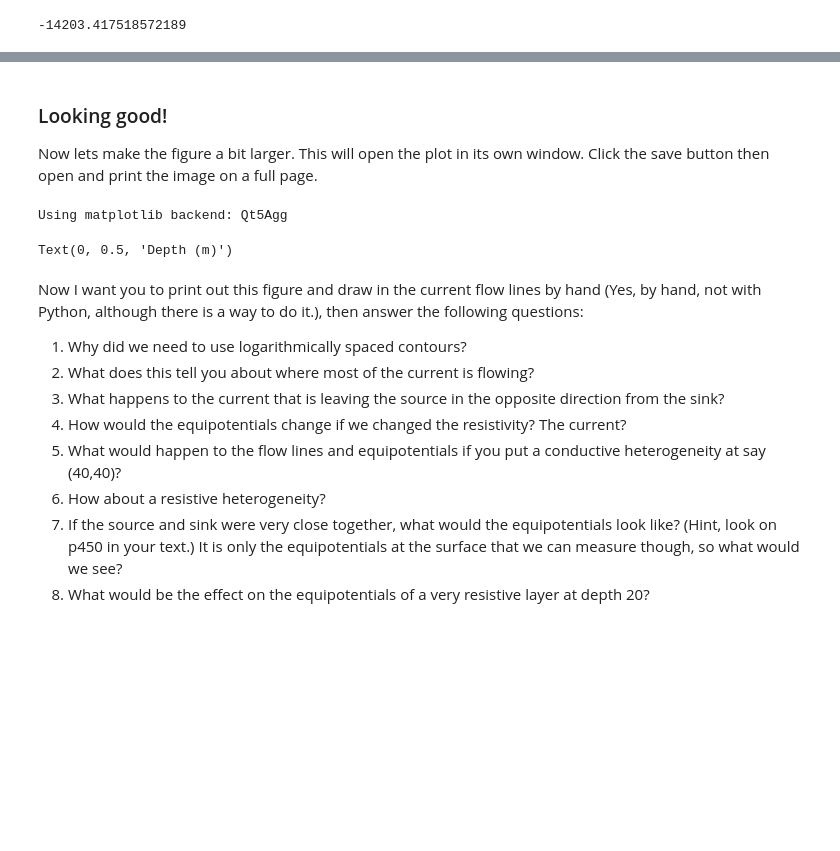
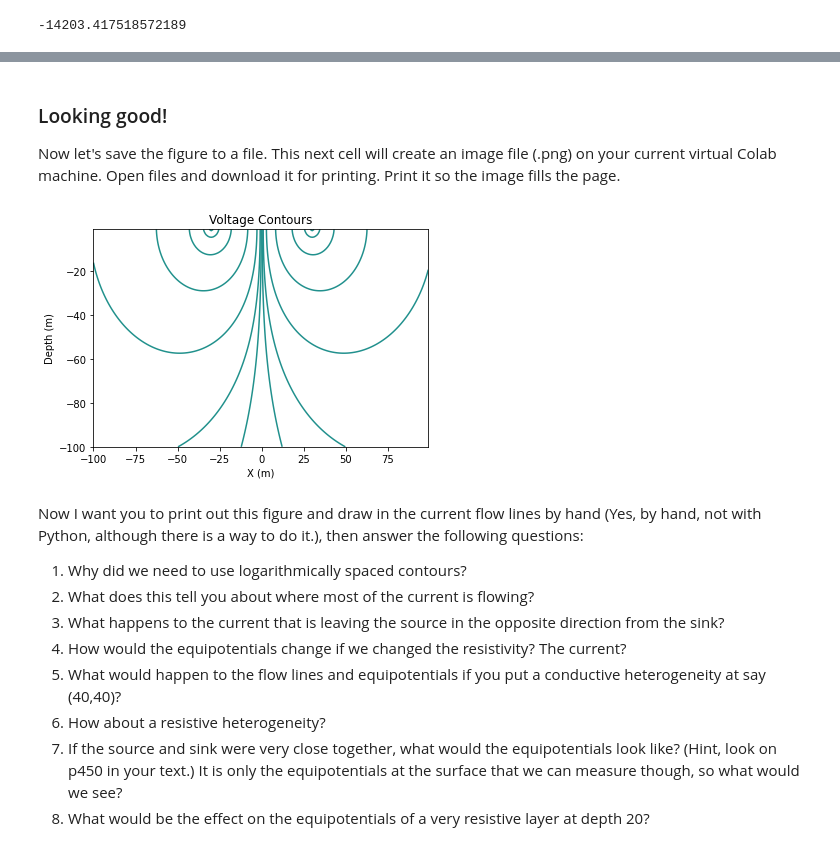
Before and after one commit to jenyquist/geophysics_class, a Jupyter notebook: Colab_Resistivity_Fundamentals.ipynb, the cells around one changed output, grey strips where cells are left out. Cells and saved outputs as stored; diff of their text form; code cells hidden in the pictures; blank space fills up the shorter version.

Commit message:
Save image to file

```diff
--- a/Colab_Resistivity_Fundamentals.ipynb
+++ b/Colab_Resistivity_Fundamentals.ipynb
@@ -103,19 +103,18 @@ Text(0, 0.5, 'Depth (m)')
-# %% [markdown]
-### Looking good!
-Now lets make the figure a bit larger.
-This will open the plot in its own window. Click the save button then open and print the image on a
-full page.
+# %% [markdown]
+### Looking good!
+Now let's save the figure to a file. This next cell will create an image file (.png) on your current virtual Colab machine. Open files and download it for printing. Print it so the image fills the page.
 # %%
 # open plot in its own window
-%matplotlib
 
-plt.contour(x, z, V, contour_levels, figsize=(10,10))
+fig = plt.figure()
+plt.contour(x, z, V, contour_levels)
 plt.title("Voltage Contours")
 plt.xlabel("X (m)")
 plt.ylabel("Depth (m)")
+
+fig.savefig('resistivity_flowlines.png');
 # %% [output]
-Using matplotlib backend: Qt5Agg
-Text(0, 0.5, 'Depth (m)')
+[figure, added]
 # %% [markdown]
 Now I want you to print out this figure and draw in the current flow lines by hand (Yes, by hand, not with Python, although there is a way to do it.), then answer the following questions:
 
```
Also changed, not shown: parts of 3 cells of this notebook.
